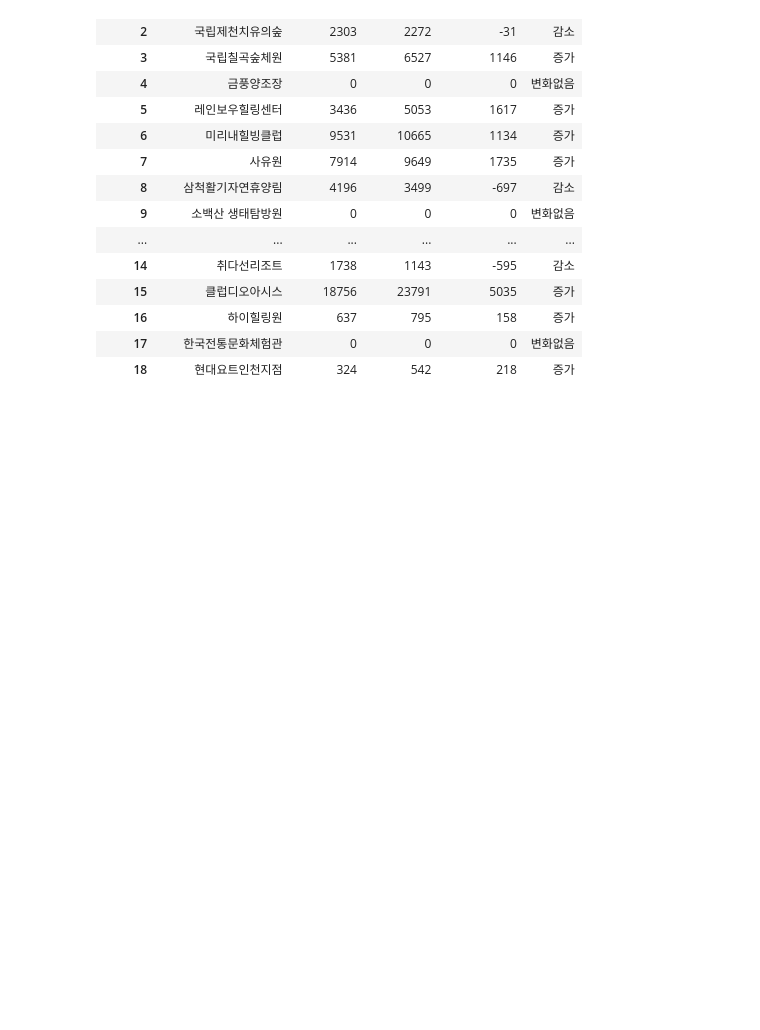
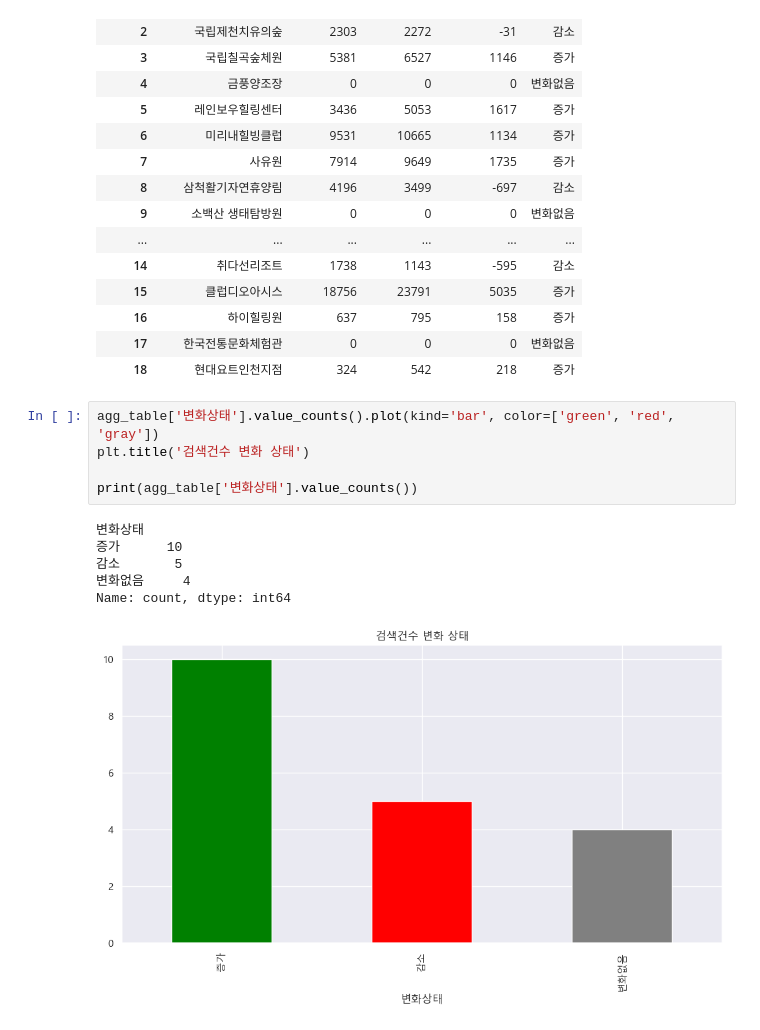
Before and after one commit to tamx2y/wellness_tour, a Jupyter notebook: 06_Korean/02_comparison.ipynb, the cells around one changed output. Cells and saved outputs as stored; diff of their text form; blank space fills up the shorter version.

```diff
--- a/06_Korean/02_comparison.ipynb
+++ b/06_Korean/02_comparison.ipynb
@@ -216,3 +225,15 @@ agg_table
 | 16 | 하이힐링원 | 637 | 795 | 158 | 증가 |
 | 17 | 한국전통문화체험관 | 0 | 0 | 0 | 변화없음 |
 | 18 | 현대요트인천지점 | 324 | 542 | 218 | 증가 |
+# %%
+agg_table['변화상태'].value_counts().plot(kind='bar', color=['green', 'red', 'gray'])
+plt.title('검색건수 변화 상태')
+
+print(agg_table['변화상태'].value_counts())
+# %% [output]
+변화상태
+증가      10
+감소       5
+변화없음     4
+Name: count, dtype: int64
+[figure, added]
```
Also changed, not shown: parts of 3 cells of this notebook, 2 other files.
